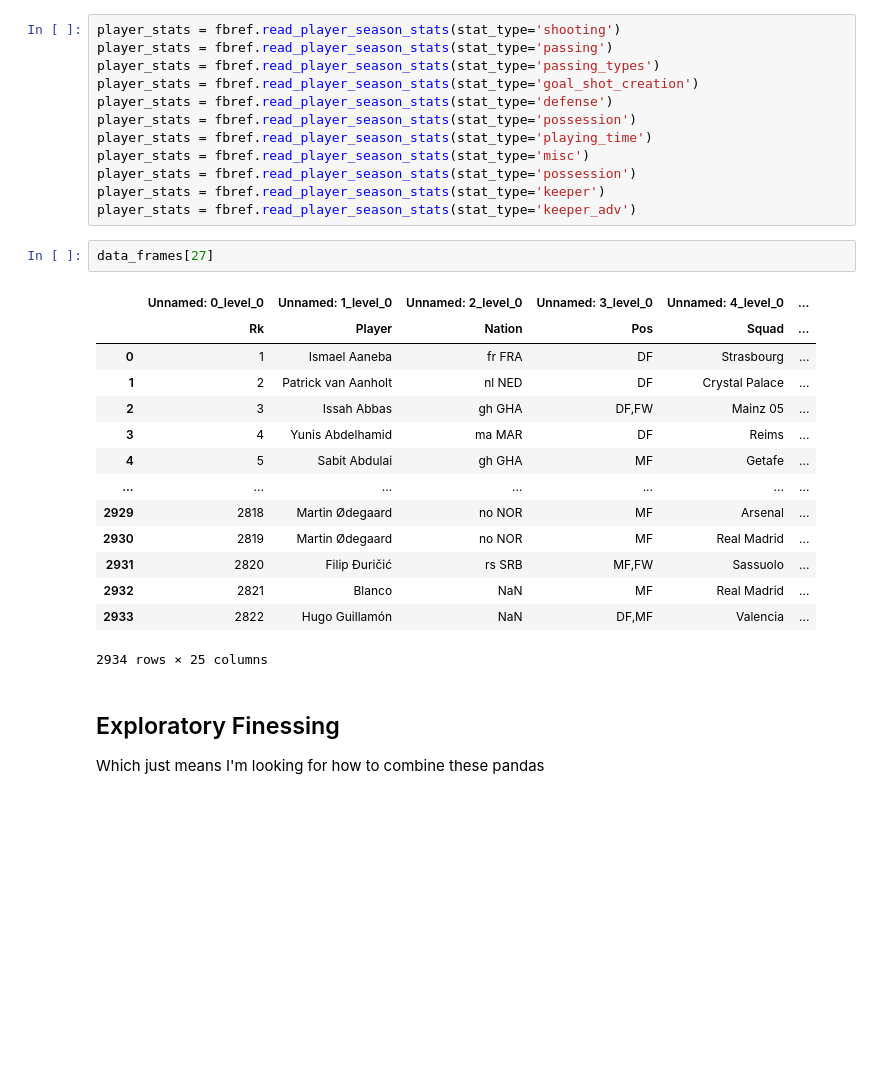
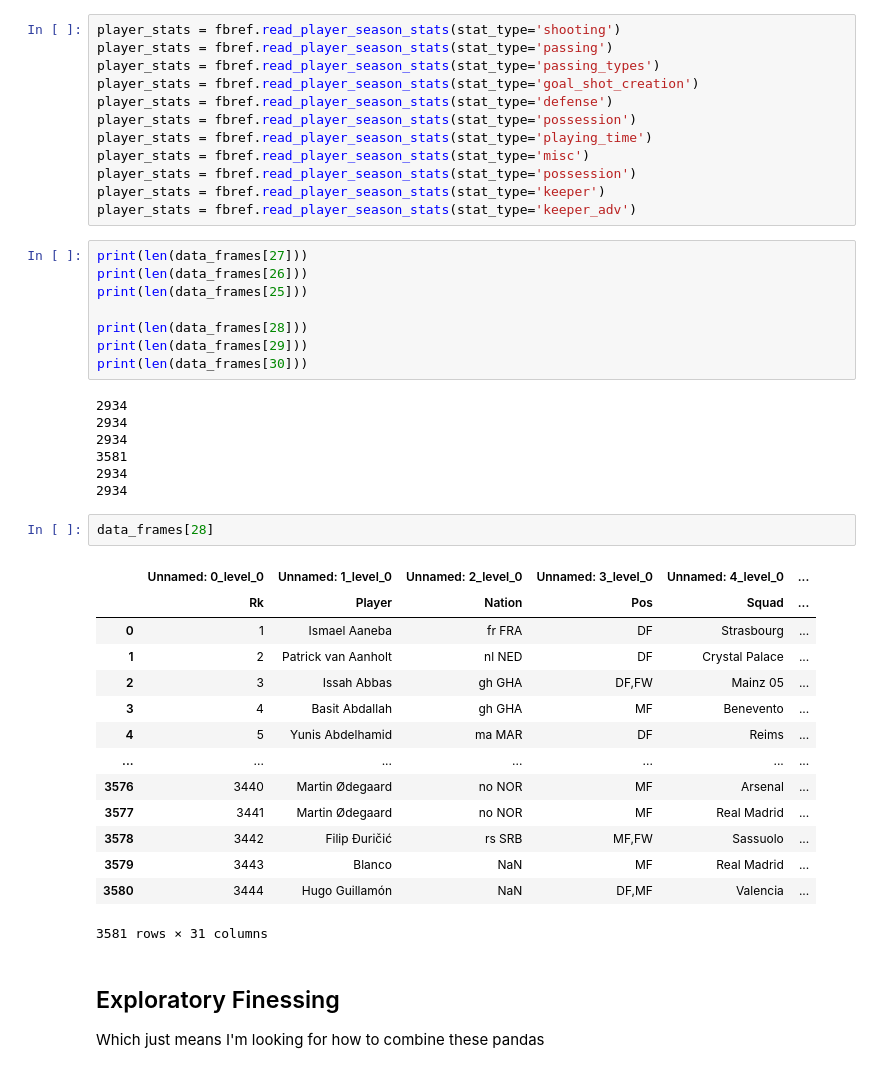
Before and after one commit to phenomenon0/Data-gardening, a Jupyter notebook: Untitled.ipynb, the cells around one changed output. Drawn from its saved outputs; the diff is of its cells as text; blank space fills up the shorter version.

Commit message:
Deeper dive into what makes fbref data tick

```diff
--- a/Untitled.ipynb
+++ b/Untitled.ipynb
@@ -50,22 +95,37 @@ player_stats = fbref.read_player_season_stats(stat_type='possession')
 player_stats = fbref.read_player_season_stats(stat_type='keeper')
 player_stats = fbref.read_player_season_stats(stat_type='keeper_adv')
 # %%
-data_frames[27]
+print(len(data_frames[27]))
+print(len(data_frames[26]))
+print(len(data_frames[25]))
+
+print(len(data_frames[28]))
+print(len(data_frames[29]))
+print(len(data_frames[30]))
 # %% [output]
-|  | Unnamed: 0_level_0 | Unnamed: 1_level_0 | Unnamed: 2_level_0 | Unnamed: 3_level_0 | Unnamed: 4_level_0 | ... |
-|  | Rk | Player | Nation | Pos | Squad | ... |
-| 0 | 1 | Ismael Aaneba | fr FRA | DF | Strasbourg | ... |
-| 1 | 2 | Patrick van Aanholt | nl NED | DF | Crystal Palace | ... |
-| 2 | 3 | Issah Abbas | gh GHA | DF,FW | Mainz 05 | ... |
-| 3 | 4 | Yunis Abdelhamid | ma MAR | DF | Reims | ... |
-| 4 | 5 | Sabit Abdulai | gh GHA | MF | Getafe | ... |
-| ... | ... | ... | ... | ... | ... | ... |
-| 2929 | 2818 | Martin Ødegaard | no NOR | MF | Arsenal | ... |
-| 2930 | 2819 | Martin Ødegaard | no NOR | MF | Real Madrid | ... |
-| 2931 | 2820 | Filip Đuričić | rs SRB | MF,FW | Sassuolo | ... |
-| 2932 | 2821 | Blanco | NaN | MF | Real Madrid | ... |
-| 2933 | 2822 | Hugo Guillamón | NaN | DF,MF | Valencia | ... |
-2934 rows × 25 columns
+2934
+2934
+2934
+3581
+2934
+2934
+# %%
+data_frames[28]
+# %% [output]
+|  | Unnamed: 0_level_0 | Unnamed: 1_level_0 | Unnamed: 2_level_0 | Unnamed: 3_level_0 | Unnamed: 4_level_0 | ... |
+|  | Rk | Player | Nation | Pos | Squad | ... |
+| 0 | 1 | Ismael Aaneba | fr FRA | DF | Strasbourg | ... |
+| 1 | 2 | Patrick van Aanholt | nl NED | DF | Crystal Palace | ... |
+| 2 | 3 | Issah Abbas | gh GHA | DF,FW | Mainz 05 | ... |
+| 3 | 4 | Basit Abdallah | gh GHA | MF | Benevento | ... |
+| 4 | 5 | Yunis Abdelhamid | ma MAR | DF | Reims | ... |
+| ... | ... | ... | ... | ... | ... | ... |
+| 3576 | 3440 | Martin Ødegaard | no NOR | MF | Arsenal | ... |
+| 3577 | 3441 | Martin Ødegaard | no NOR | MF | Real Madrid | ... |
+| 3578 | 3442 | Filip Đuričić | rs SRB | MF,FW | Sassuolo | ... |
+| 3579 | 3443 | Blanco | NaN | MF | Real Madrid | ... |
+| 3580 | 3444 | Hugo Guillamón | NaN | DF,MF | Valencia | ... |
+3581 rows × 31 columns
 # %% [markdown]
 ## Exploratory Finessing
 Which just means I'm looking for how to combine these pandas
```
Also changed, not shown: parts of 6 cells of this notebook, 1 other file.
